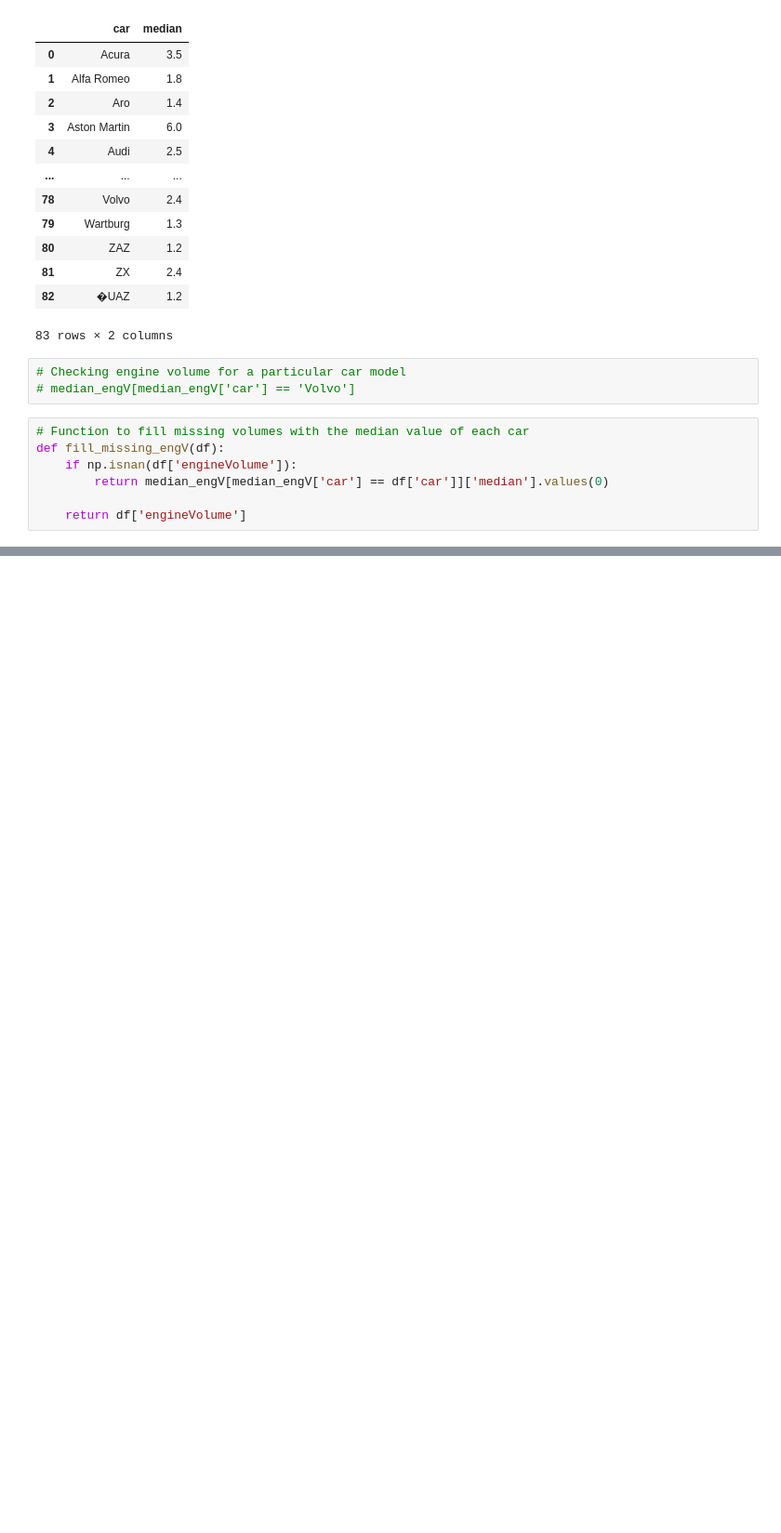
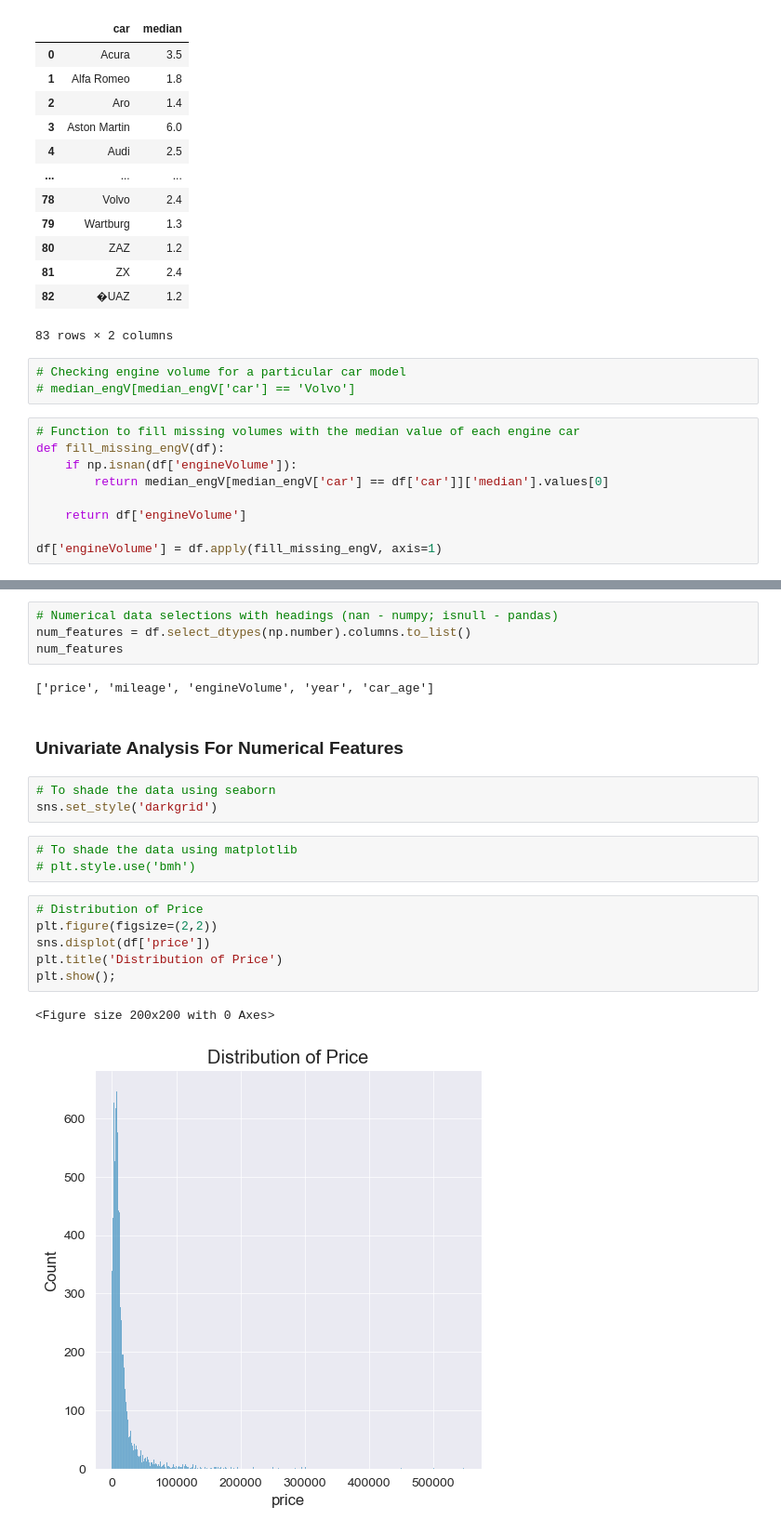
Before and after one commit to chemutai254/ML_Projects, a Jupyter notebook: EDA/SoranAutomobiles.ipynb, the cells around one changed output, grey strips where cells are left out. Shown at 93% size. Drawn from its saved outputs; the diff is of its cells as text; blank space fills up the shorter version.

```diff
--- a/EDA/SoranAutomobiles.ipynb
+++ b/EDA/SoranAutomobiles.ipynb
@@ -315,9 +319,11 @@ median_engV
 # Checking engine volume for a particular car model
 # median_engV[median_engV['car'] == 'Volvo']
 # %%
-# Function to fill missing volumes with the median value of each car
+# Function to fill missing volumes with the median value of each engine car
 def fill_missing_engV(df):
     if np.isnan(df['engineVolume']):
-        return median_engV[median_engV['car'] == df['car']]['median'].values(0)
+        return median_engV[median_engV['car'] == df['car']]['median'].values[0]
 
     return df['engineVolume']
+
+df['engineVolume'] = df.apply(fill_missing_engV, axis=1)
@@ -323,0 +361,23 @@ def fill_missing_engV(df):
+# %%
+# Numerical data selections with headings (nan - numpy; isnull - pandas)
+num_features = df.select_dtypes(np.number).columns.to_list()
+num_features
+# %% [output]
+['price', 'mileage', 'engineVolume', 'year', 'car_age']
+# %% [markdown]
+### Univariate Analysis For Numerical Features
+# %%
+# To shade the data using seaborn
+sns.set_style('darkgrid')
+# %%
+# To shade the data using matplotlib
+# plt.style.use('bmh')
+# %%
+# Distribution of Price
+plt.figure(figsize=(2,2))
+sns.displot(df['price'])
+plt.title('Distribution of Price')
+plt.show();
+# %% [output]
+<Figure size 200x200 with 0 Axes>
+[figure, added]
```
Also changed, not shown: parts of 23 cells of this notebook, 1 other file.
